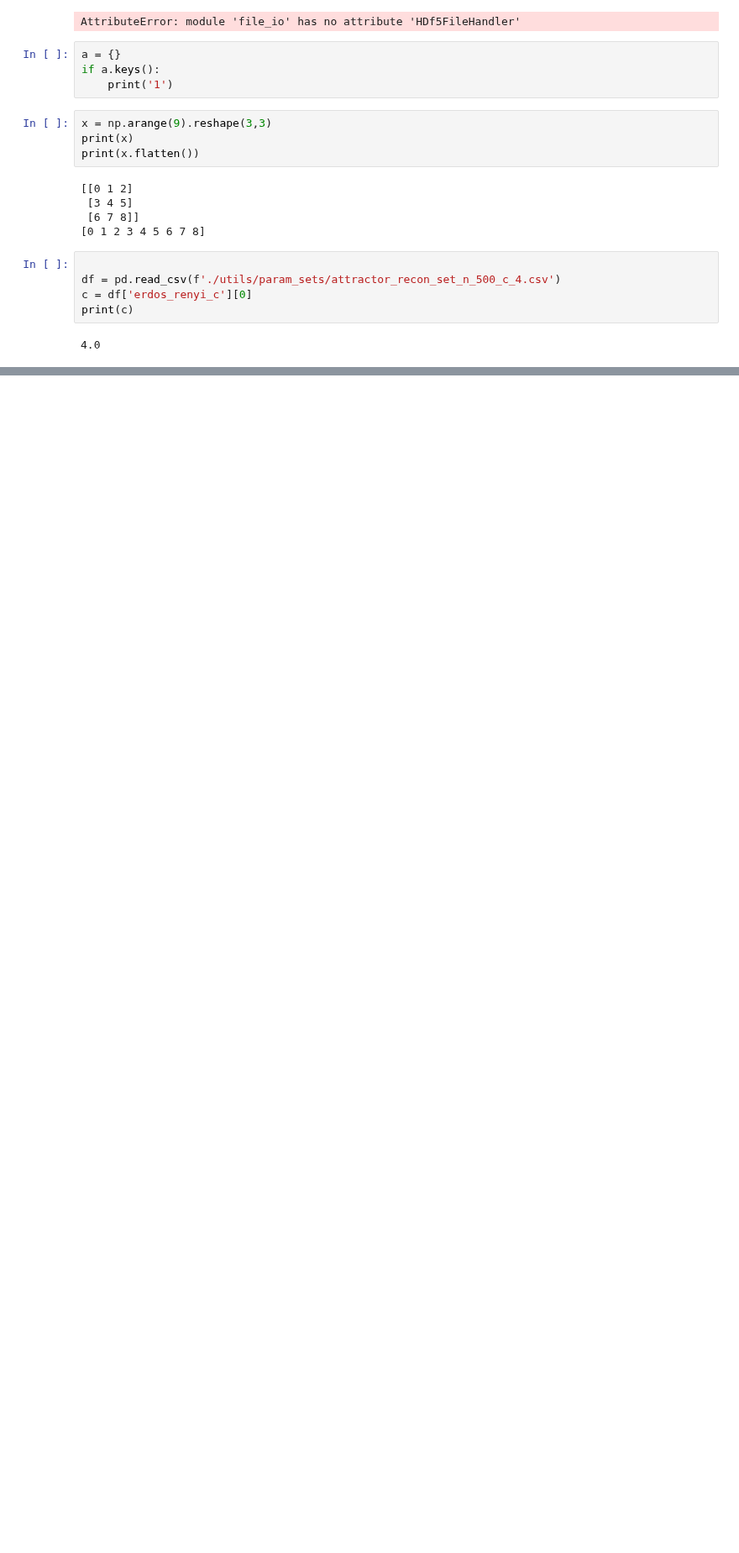
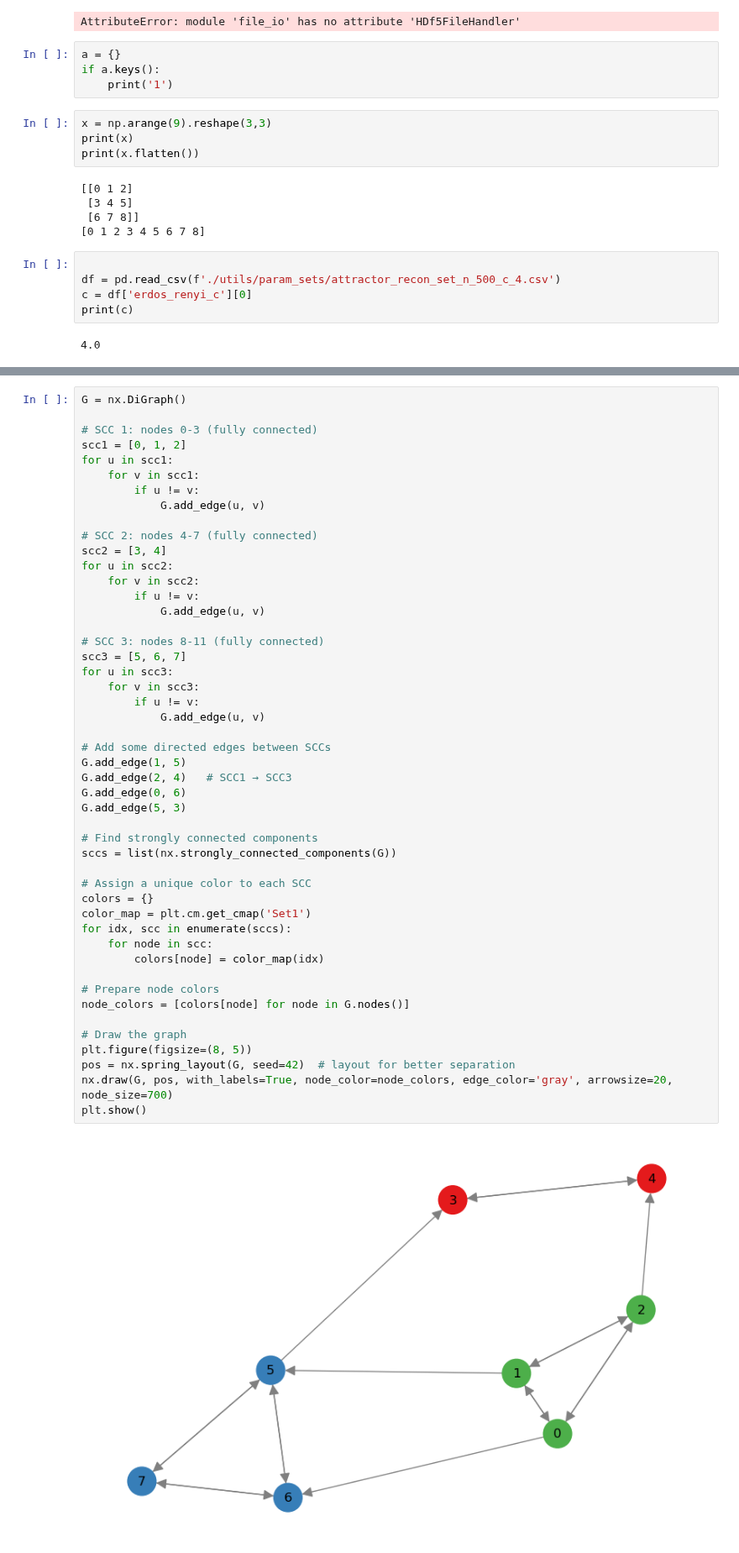
Before and after one commit to seyfdall/Thinned_Rescomp, a Jupyter notebook: fletch_scratch.ipynb, the cells around one changed output, grey strips where cells are left out. Shown at 84% size. Saved outputs shown, nothing was run; the diff lists cells and outputs as text; blank space fills up the shorter version.

```diff
--- a/fletch_scratch.ipynb
+++ b/fletch_scratch.ipynb
@@ -190,0 +190,50 @@ print(c)
+# %%
+G = nx.DiGraph()
+
+# SCC 1: nodes 0-3 (fully connected)
+scc1 = [0, 1, 2]
+for u in scc1:
+    for v in scc1:
+        if u != v:
+            G.add_edge(u, v)
+
+# SCC 2: nodes 4-7 (fully connected)
+scc2 = [3, 4]
+for u in scc2:
+    for v in scc2:
+        if u != v:
+            G.add_edge(u, v)
+
+# SCC 3: nodes 8-11 (fully connected)
+scc3 = [5, 6, 7]
+for u in scc3:
+    for v in scc3:
+        if u != v:
+            G.add_edge(u, v)
+
+# Add some directed edges between SCCs
+G.add_edge(1, 5)
+G.add_edge(2, 4)   # SCC1 → SCC3
+G.add_edge(0, 6)
+G.add_edge(5, 3)
+
+# Find strongly connected components
+sccs = list(nx.strongly_connected_components(G))
+
+# Assign a unique color to each SCC
+colors = {}
+color_map = plt.cm.get_cmap('Set1')
+for idx, scc in enumerate(sccs):
+    for node in scc:
+        colors[node] = color_map(idx)
+
+# Prepare node colors
+node_colors = [colors[node] for node in G.nodes()]
+
+# Draw the graph
+plt.figure(figsize=(8, 5))
+pos = nx.spring_layout(G, seed=42)  # layout for better separation
+nx.draw(G, pos, with_labels=True, node_color=node_colors, edge_color='gray', arrowsize=20, node_size=700)
+plt.show()
+# %% [output]
+[figure, added]
```
Also changed, not shown: parts of 14 cells of this notebook, 3 other files.
